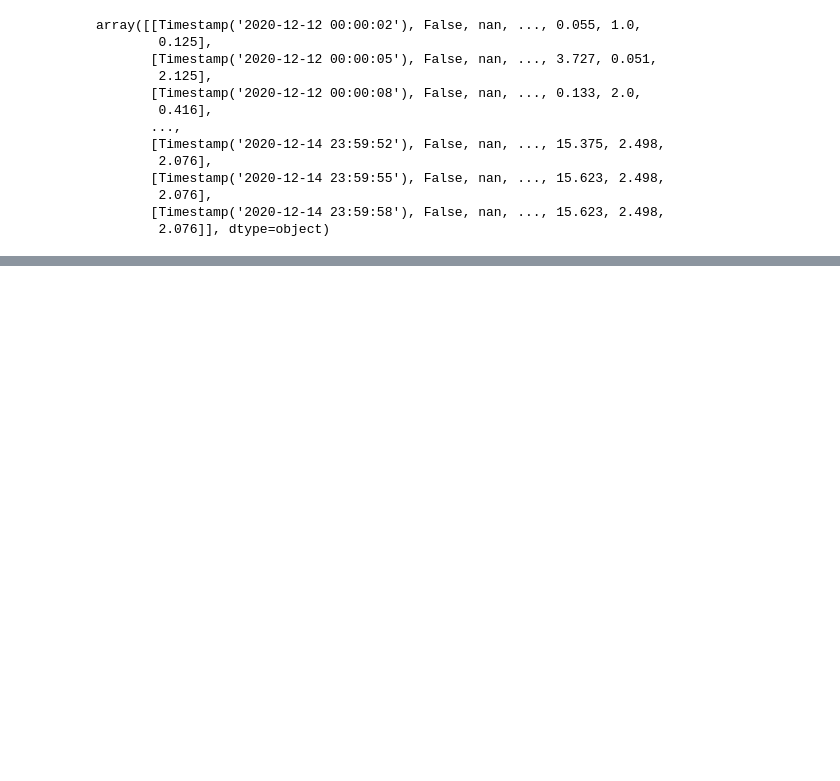
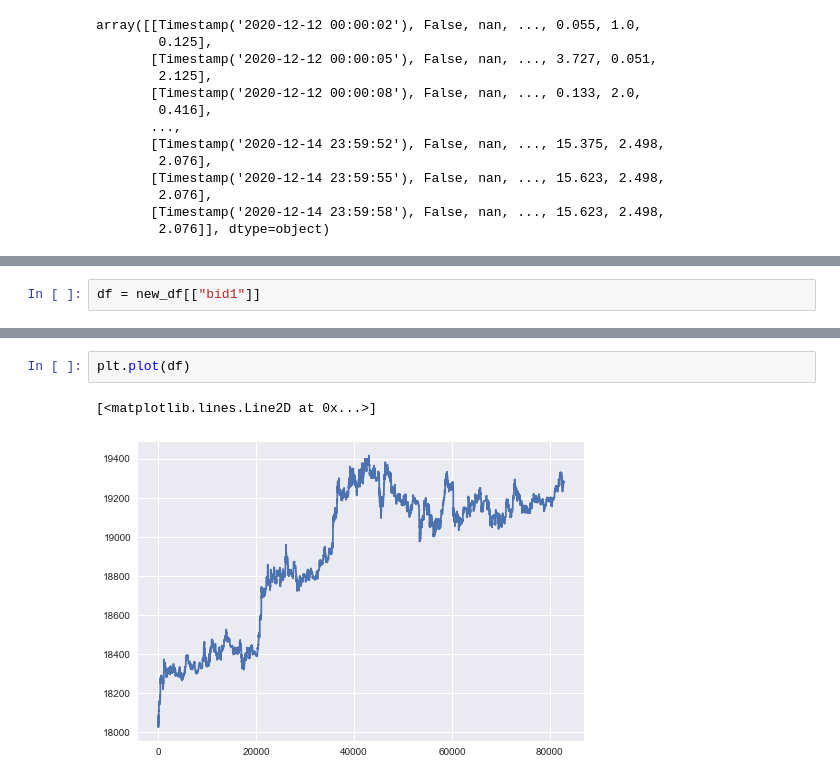
Before and after one commit to TwineTickler/tradingproject, a Jupyter notebook: testing/Untitled.ipynb, the cells around one changed output, grey strips where cells are left out. Cells and saved outputs as stored; diff of their text form; blank space fills up the shorter version.

```diff
--- a/testing/Untitled.ipynb
+++ b/testing/Untitled.ipynb
@@ -192,0 +229,2 @@ array([[Timestamp('2020-12-12 00:00:02'), False, nan, ..., 0.055, 1.0,
+# %%
+df = new_df[["bid1"]]
@@ -192,0 +262,5 @@ array([[Timestamp('2020-12-12 00:00:02'), False, nan, ..., 0.055, 1.0,
+# %%
+plt.plot(df)
+# %% [output]
+[<matplotlib.lines.Line2D at 0x...>]
+[figure, added]
```
Also changed, not shown: parts of 31 cells of this notebook, 3 other files.
